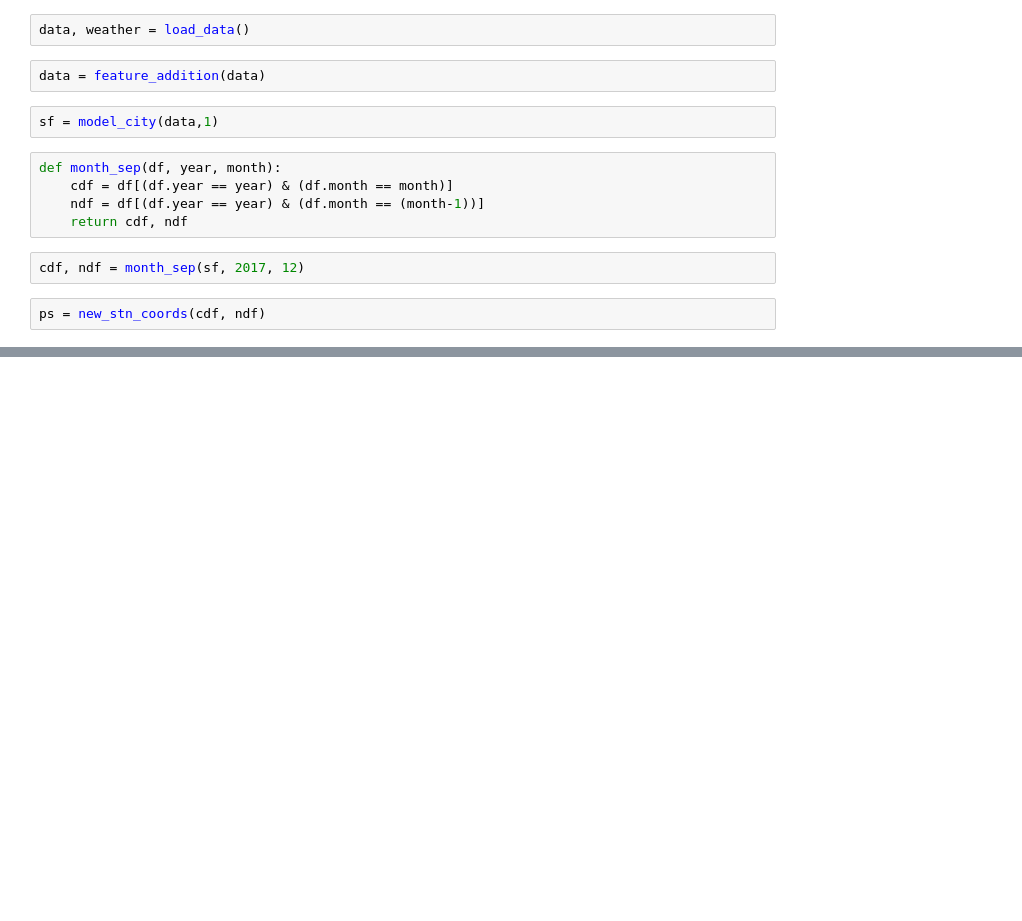
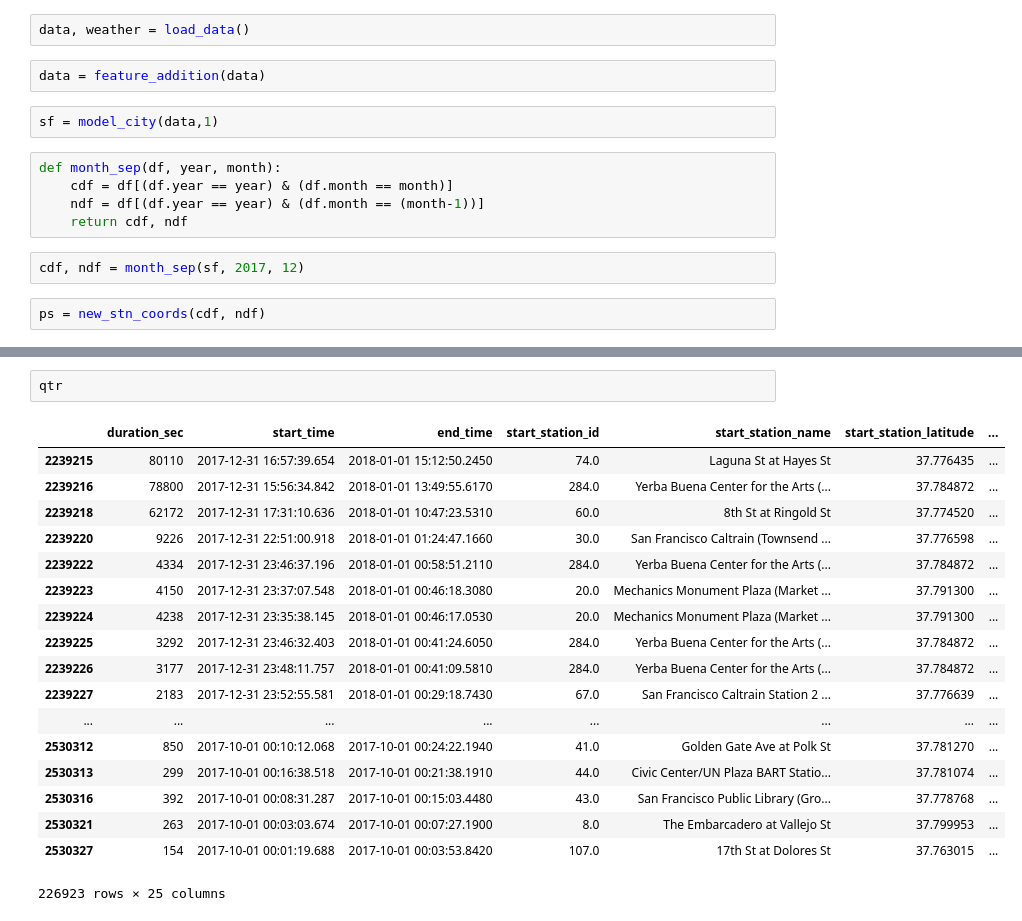
Before and after one commit to david-yang2/Capstone_Project, a Jupyter notebook: Model.ipynb, the cells around one changed output, grey strips where cells are left out. Cells and saved outputs as stored; diff of their text form; blank space fills up the shorter version.

Commit message:
testing time series

```diff
--- a/Model.ipynb
+++ b/Model.ipynb
@@ -21,0 +49,21 @@ knn_proposed_stn(cdf, ndf, ps)
+# %%
+qtr
+# %% [output]
+|  | duration_sec | start_time | end_time | start_station_id | start_station_name | start_station_latitude | ... |
+| 2239215 | 80110 | 2017-12-31 16:57:39.654 | 2018-01-01 15:12:50.2450 | 74.0 | Laguna St at Hayes St | 37.776435 | ... |
+| 2239216 | 78800 | 2017-12-31 15:56:34.842 | 2018-01-01 13:49:55.6170 | 284.0 | Yerba Buena Center for the Arts (... | 37.784872 | ... |
+| 2239218 | 62172 | 2017-12-31 17:31:10.636 | 2018-01-01 10:47:23.5310 | 60.0 | 8th St at Ringold St | 37.774520 | ... |
+| 2239220 | 9226 | 2017-12-31 22:51:00.918 | 2018-01-01 01:24:47.1660 | 30.0 | San Francisco Caltrain (Townsend ... | 37.776598 | ... |
+| 2239222 | 4334 | 2017-12-31 23:46:37.196 | 2018-01-01 00:58:51.2110 | 284.0 | Yerba Buena Center for the Arts (... | 37.784872 | ... |
+| 2239223 | 4150 | 2017-12-31 23:37:07.548 | 2018-01-01 00:46:18.3080 | 20.0 | Mechanics Monument Plaza (Market ... | 37.791300 | ... |
+| 2239224 | 4238 | 2017-12-31 23:35:38.145 | 2018-01-01 00:46:17.0530 | 20.0 | Mechanics Monument Plaza (Market ... | 37.791300 | ... |
+| 2239225 | 3292 | 2017-12-31 23:46:32.403 | 2018-01-01 00:41:24.6050 | 284.0 | Yerba Buena Center for the Arts (... | 37.784872 | ... |
+| 2239226 | 3177 | 2017-12-31 23:48:11.757 | 2018-01-01 00:41:09.5810 | 284.0 | Yerba Buena Center for the Arts (... | 37.784872 | ... |
+| 2239227 | 2183 | 2017-12-31 23:52:55.581 | 2018-01-01 00:29:18.7430 | 67.0 | San Francisco Caltrain Station 2 ... | 37.776639 | ... |
+| ... | ... | ... | ... | ... | ... | ... | ... |
+| 2530312 | 850 | 2017-10-01 00:10:12.068 | 2017-10-01 00:24:22.1940 | 41.0 | Golden Gate Ave at Polk St | 37.781270 | ... |
+| 2530313 | 299 | 2017-10-01 00:16:38.518 | 2017-10-01 00:21:38.1910 | 44.0 | Civic Center/UN Plaza BART Statio... | 37.781074 | ... |
+| 2530316 | 392 | 2017-10-01 00:08:31.287 | 2017-10-01 00:15:03.4480 | 43.0 | San Francisco Public Library (Gro... | 37.778768 | ... |
+| 2530321 | 263 | 2017-10-01 00:03:03.674 | 2017-10-01 00:07:27.1900 | 8.0 | The Embarcadero at Vallejo St | 37.799953 | ... |
+| 2530327 | 154 | 2017-10-01 00:01:19.688 | 2017-10-01 00:03:53.8420 | 107.0 | 17th St at Dolores St | 37.763015 | ... |
+226923 rows × 25 columns
```
Also changed, not shown: parts of 7 cells of this notebook, 2 other files.
